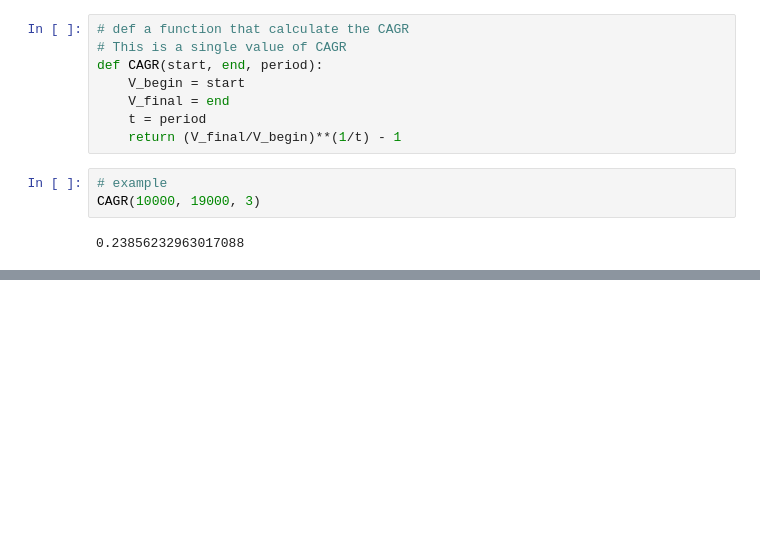
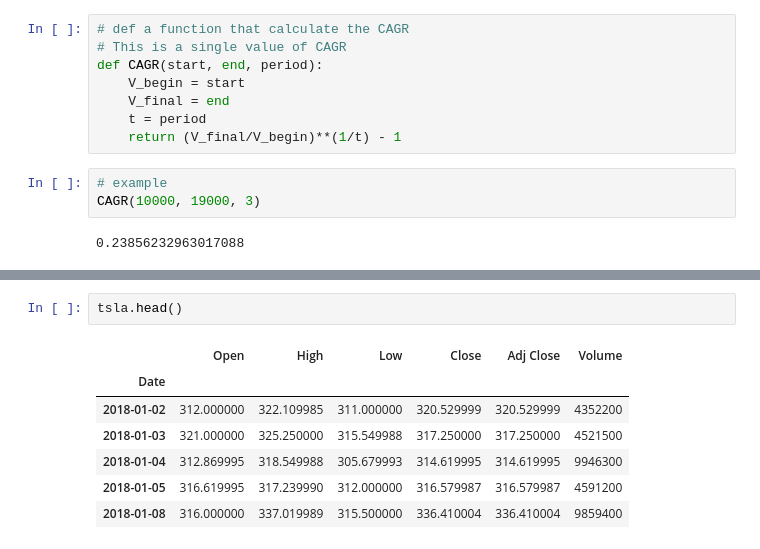
Before and after one commit to TTTTTTT114/Algo_Trading, a Jupyter notebook: QuickStockAnalysis.ipynb, the cells around one changed output, grey strips where cells are left out. Cells and saved outputs as stored; diff of their text form; blank space fills up the shorter version.

```diff
--- a/QuickStockAnalysis.ipynb
+++ b/QuickStockAnalysis.ipynb
@@ -202,0 +285,10 @@ Volatility Measure
+# %%
+tsla.head()
+# %% [output]
+|  | Open | High | Low | Close | Adj Close | Volume |
+| Date |  |  |  |  |  |  |
+| 2018-01-02 | 312.000000 | 322.109985 | 311.000000 | 320.529999 | 320.529999 | 4352200 |
+| 2018-01-03 | 321.000000 | 325.250000 | 315.549988 | 317.250000 | 317.250000 | 4521500 |
+| 2018-01-04 | 312.869995 | 318.549988 | 305.679993 | 314.619995 | 314.619995 | 9946300 |
+| 2018-01-05 | 316.619995 | 317.239990 | 312.000000 | 316.579987 | 316.579987 | 4591200 |
+| 2018-01-08 | 316.000000 | 337.019989 | 315.500000 | 336.410004 | 336.410004 | 9859400 |
```
Also changed, not shown: parts of 21 cells of this notebook.
